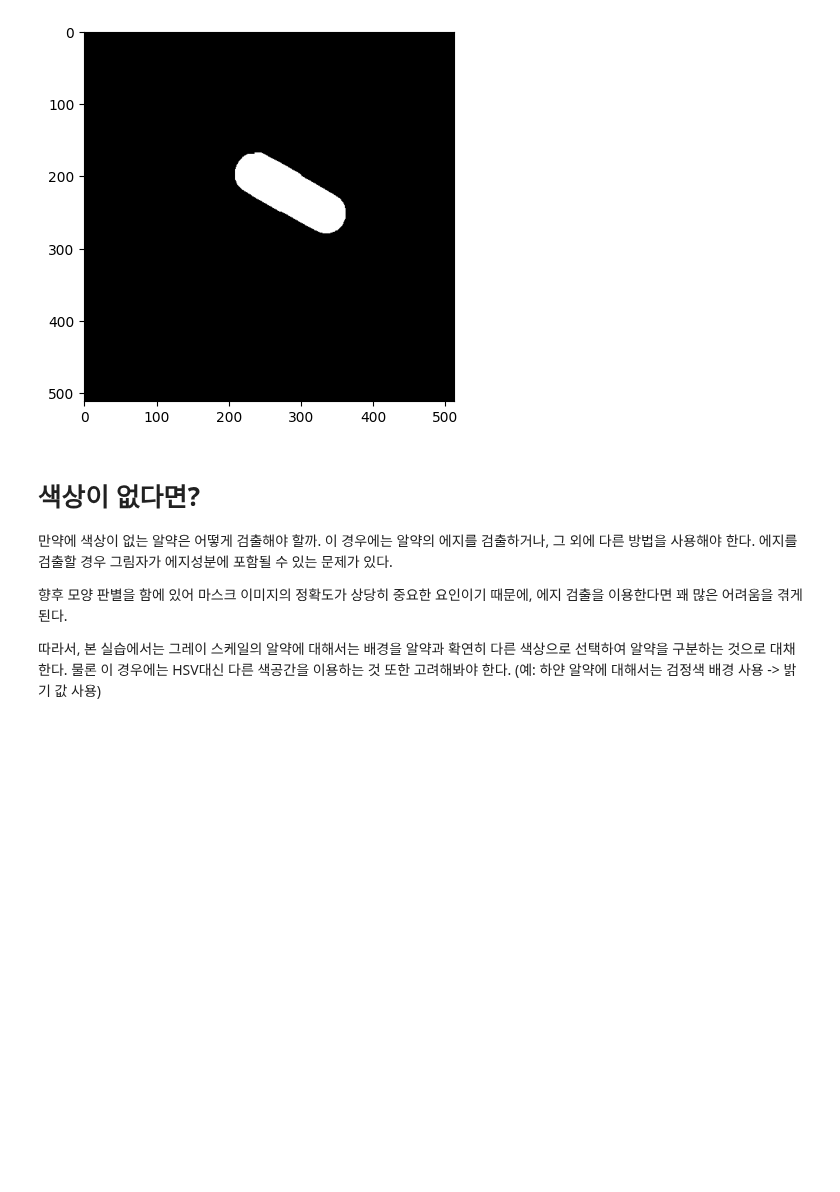
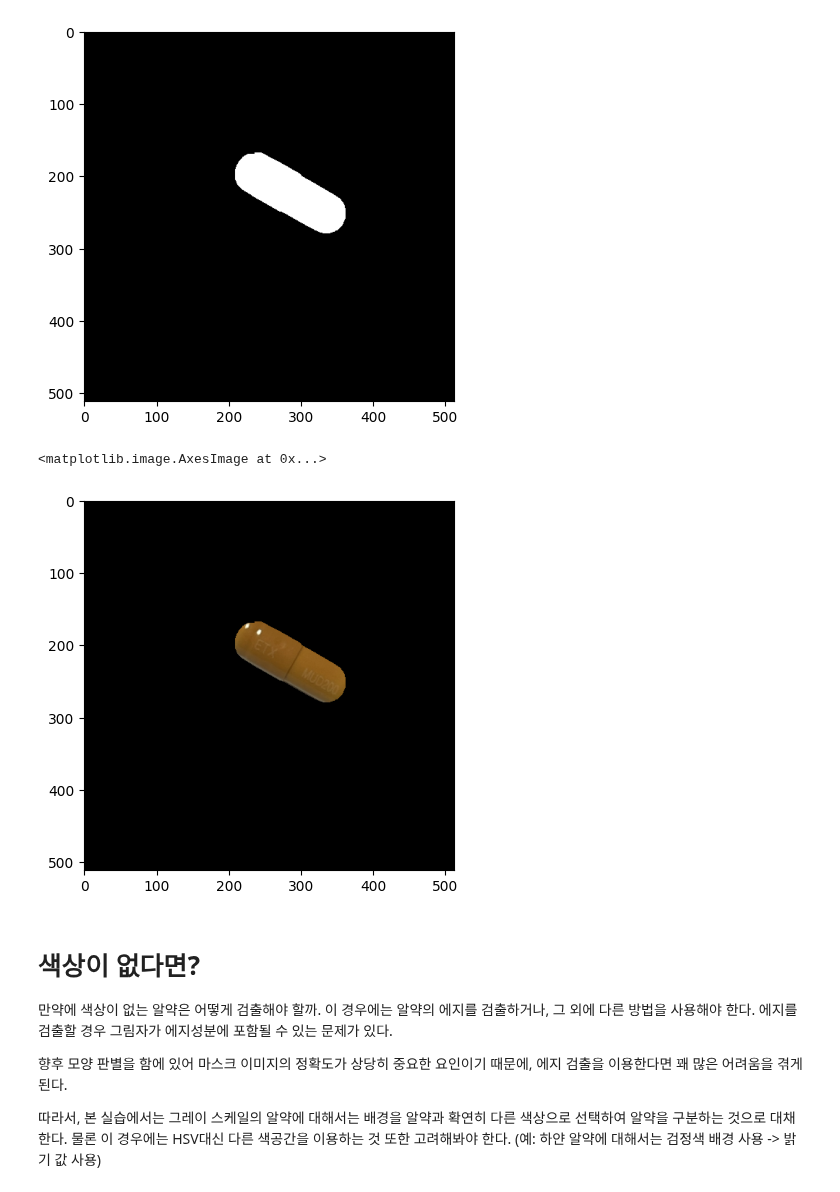
Before and after one commit to r-yak/research, a Jupyter notebook: notebooks/colored.ipynb, the cells around one changed output. Drawn from its saved outputs; the diff is of its cells as text; code cells hidden in the pictures; blank space fills up the shorter version.

```diff
--- a/notebooks/colored.ipynb
+++ b/notebooks/colored.ipynb
@@ -183,6 +188,11 @@ plt.imshow(bin_image, cmap='gray')
 # %% [output]
 <matplotlib.image.AxesImage at 0x...>
 [figure]
+# %%
+plt.imshow(cv2.copyTo(image, bin_image))
+# %% [output]
+<matplotlib.image.AxesImage at 0x...>
+[figure, added]
 # %% [markdown]
 # 색상이 없다면?
 
```
Also changed, not shown: parts of 1 cell of this notebook.
